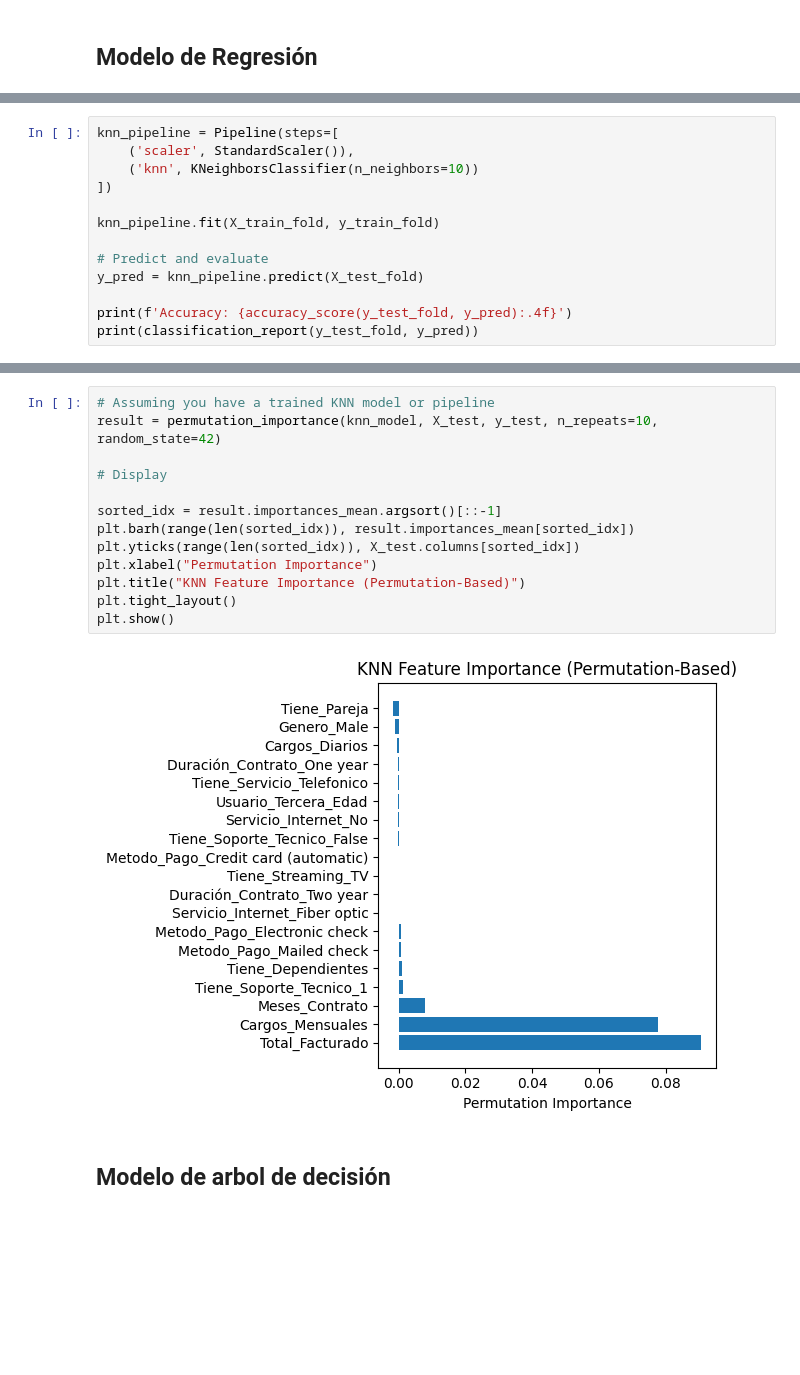
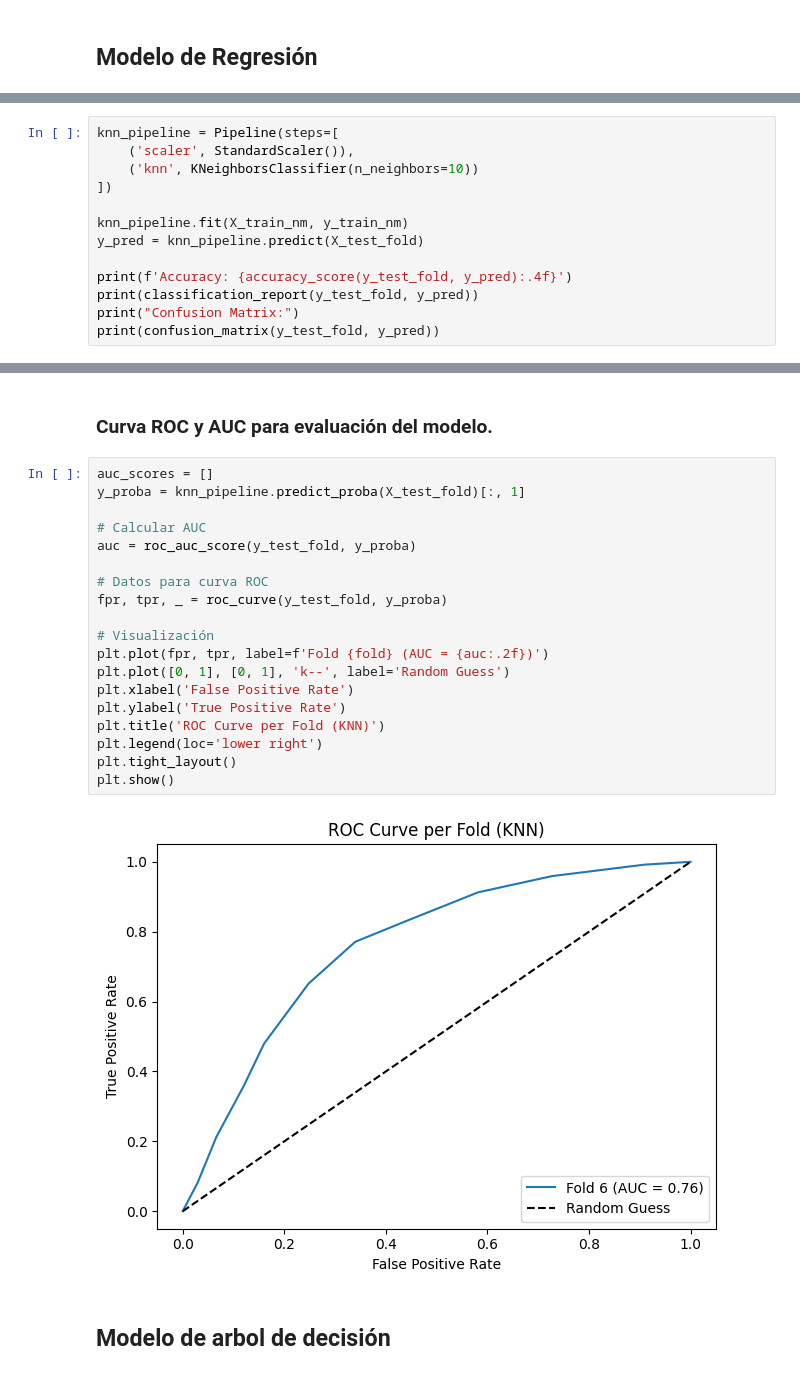
Before and after one commit to RandyV37/Telecom-X-part-2-Data-Science-, a Jupyter notebook: TelecomX(Challenge_parte_2).ipynb, the cells around one changed output, grey strips where cells are left out. Drawn from its saved outputs; the diff is of its cells as text; blank space fills up the shorter version.

Commit message:
Modelos entrenados, se decide y ajusta para los mejores resultados posibles con el RandomForest. Se realizan análisis de comparativas de datos.

```diff
--- a/TelecomX(Challenge_parte_2).ipynb
+++ b/TelecomX(Challenge_parte_2).ipynb
@@ -174,11 +172,11 @@ knn_pipeline = Pipeline(steps=[
     ('knn', KNeighborsClassifier(n_neighbors=10))
 ])
 
-knn_pipeline.fit(X_train_fold, y_train_fold)
-
-# Predict and evaluate
+knn_pipeline.fit(X_train_nm, y_train_nm)
 y_pred = knn_pipeline.predict(X_test_fold)
 
 print(f'Accuracy: {accuracy_score(y_test_fold, y_pred):.4f}')
 print(classification_report(y_test_fold, y_pred))
+print("Confusion Matrix:")
+print(confusion_matrix(y_test_fold, y_pred))
 # %% [output]
@@ -194,17 +196,25 @@ weighted avg       0.76      0.78      0.76      1453
-# %%
-# Assuming you have a trained KNN model or pipeline
-result = permutation_importance(knn_model, X_test, y_test, n_repeats=10, random_state=42)
-
-# Display
-
-sorted_idx = result.importances_mean.argsort()[::-1]
-plt.barh(range(len(sorted_idx)), result.importances_mean[sorted_idx])
-plt.yticks(range(len(sorted_idx)), X_test.columns[sorted_idx])
-plt.xlabel("Permutation Importance")
-plt.title("KNN Feature Importance (Permutation-Based)")
-plt.tight_layout()
-plt.show()
-# %% [output]
-[figure, removed]
+# %% [markdown]
+### Curva ROC y AUC para evaluación del modelo.
+# %%
+auc_scores = []
+y_proba = knn_pipeline.predict_proba(X_test_fold)[:, 1]
+
+# Calcular AUC
+auc = roc_auc_score(y_test_fold, y_proba)
+
+# Datos para curva ROC
+fpr, tpr, _ = roc_curve(y_test_fold, y_proba)
+
+# Visualización
+plt.plot(fpr, tpr, label=f'Fold {fold} (AUC = {auc:.2f})')
+plt.plot([0, 1], [0, 1], 'k--', label='Random Guess')
+plt.xlabel('False Positive Rate')
+plt.ylabel('True Positive Rate')
+plt.title('ROC Curve per Fold (KNN)')
+plt.legend(loc='lower right')
+plt.tight_layout()
+plt.show()
+# %% [output]
+[figure, added]
 # %% [markdown]
 ## Modelo de arbol de decisión
```
Also changed, not shown: parts of 28 cells of this notebook.
